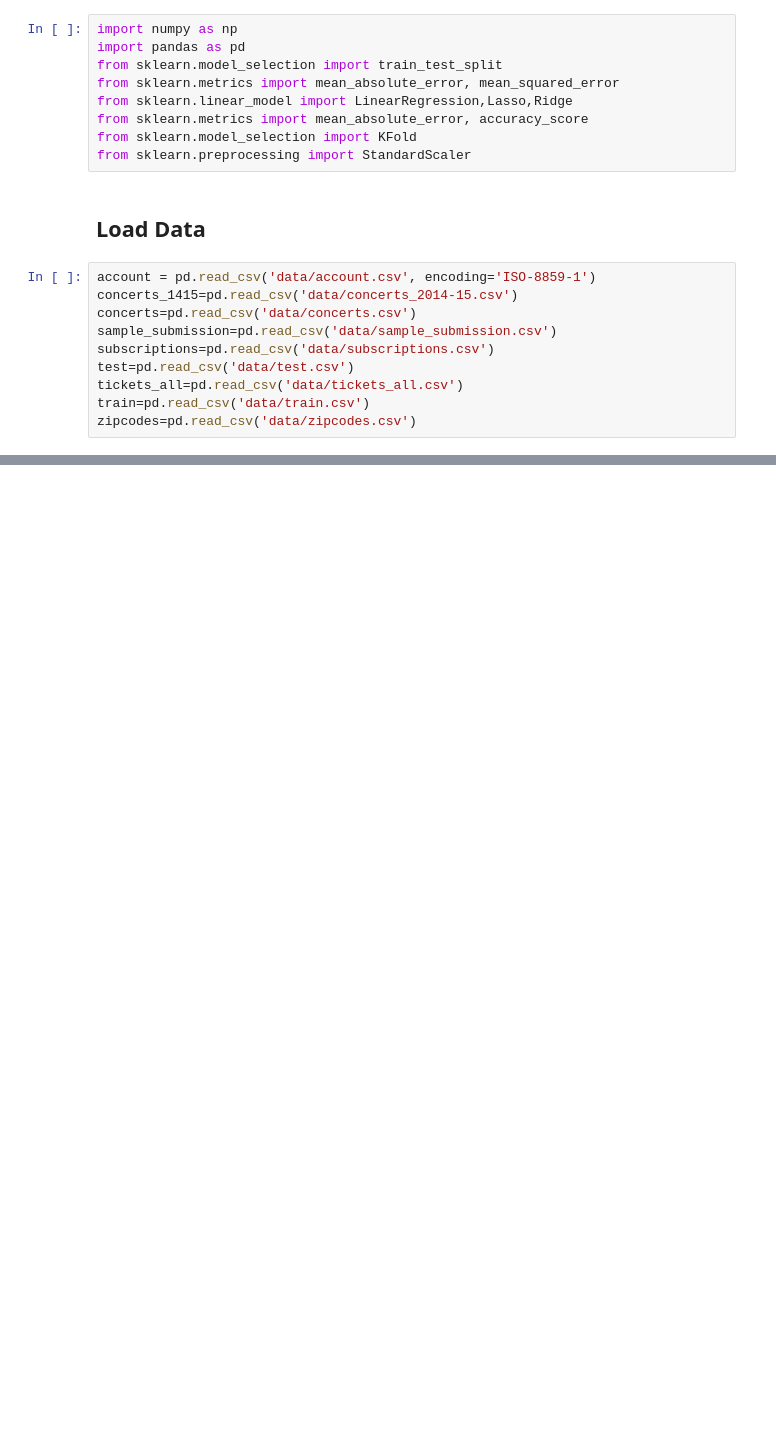
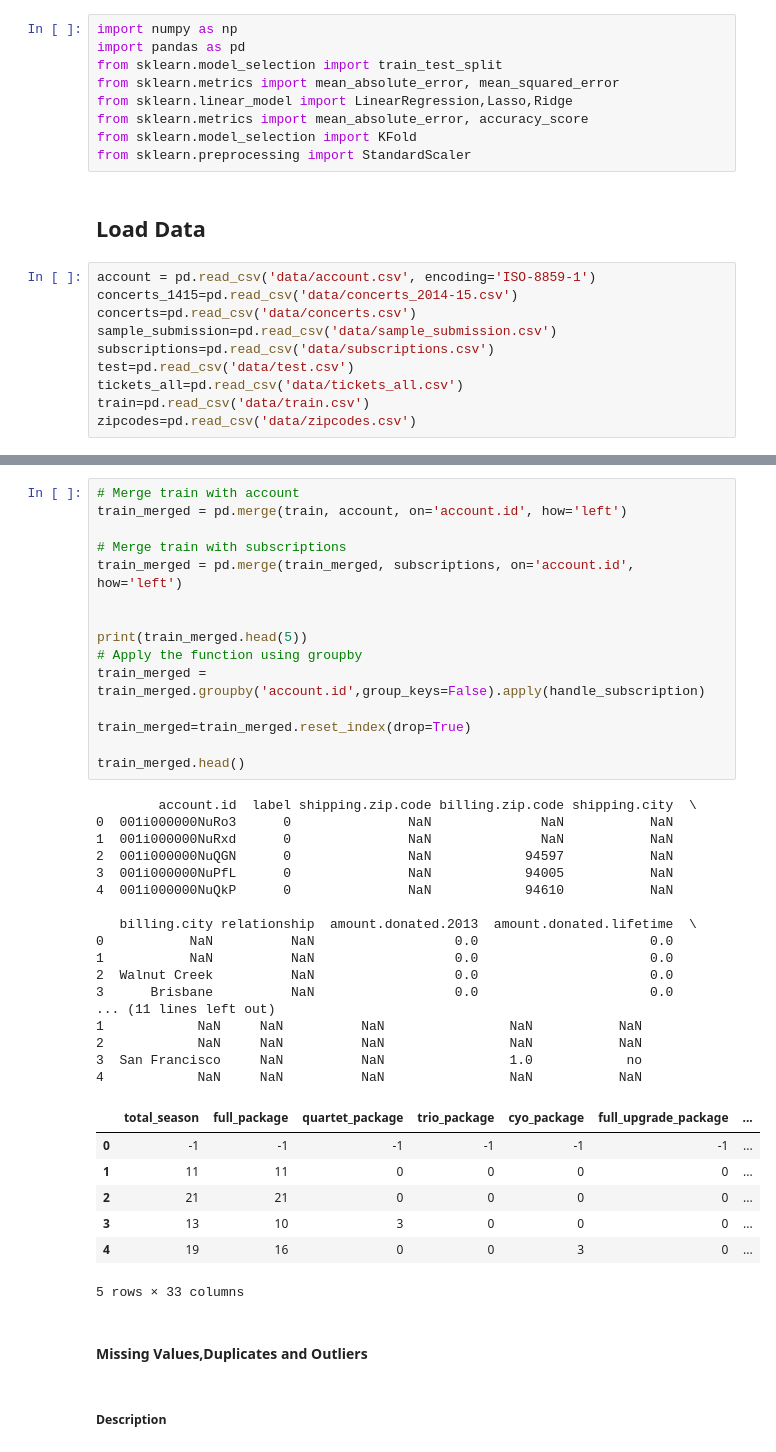
Before and after one commit to billyae/Kaggle-Classical-Music, a Jupyter notebook: purchase_prediction.ipynb, the cells around one changed output, grey strips where cells are left out. Saved outputs shown, nothing was run; the diff lists cells and outputs as text; blank space fills up the shorter version.

Commit message:
merged subscription with train

```diff
--- a/purchase_prediction.ipynb
+++ b/purchase_prediction.ipynb
@@ -94,0 +139,44 @@ train_merged.head(5)
+# %%
+# Merge train with account
+train_merged = pd.merge(train, account, on='account.id', how='left')
+
+# Merge train with subscriptions
+train_merged = pd.merge(train_merged, subscriptions, on='account.id', how='left')
+
+
+print(train_merged.head(5))
+# Apply the function using groupby
+train_merged = train_merged.groupby('account.id',group_keys=False).apply(handle_subscription)
+
+train_merged=train_merged.reset_index(drop=True)
+
+train_merged.head()
+# %% [output]
+        account.id  label shipping.zip.code billing.zip.code shipping.city  \
+0  001i000000NuRo3      0               NaN              NaN           NaN
+1  001i000000NuRxd      0               NaN              NaN           NaN
+2  001i000000NuQGN      0               NaN            94597           NaN
+3  001i000000NuPfL      0               NaN            94005           NaN
+4  001i000000NuQkP      0               NaN            94610           NaN
+
+   billing.city relationship  amount.donated.2013  amount.donated.lifetime  \
+0           NaN          NaN                  0.0                      0.0
+1           NaN          NaN                  0.0                      0.0
+2  Walnut Creek          NaN                  0.0                      0.0
+3      Brisbane          NaN                  0.0                      0.0
+... (11 lines left out)
+1            NaN     NaN          NaN                NaN           NaN
+2            NaN     NaN          NaN                NaN           NaN
+3  San Francisco     NaN          NaN                1.0            no
+4            NaN     NaN          NaN                NaN           NaN
+|  | total_season | full_package | quartet_package | trio_package | cyo_package | full_upgrade_package | ... |
+| 0 | -1 | -1 | -1 | -1 | -1 | -1 | ... |
+| 1 | 11 | 11 | 0 | 0 | 0 | 0 | ... |
+| 2 | 21 | 21 | 0 | 0 | 0 | 0 | ... |
+| 3 | 13 | 10 | 3 | 0 | 0 | 0 | ... |
+| 4 | 19 | 16 | 0 | 0 | 3 | 0 | ... |
+5 rows × 33 columns
+# %% [markdown]
+#### Missing Values,Duplicates and Outliers
+# %% [markdown]
+##### Description
```
Also changed, not shown: parts of 15 cells of this notebook.
